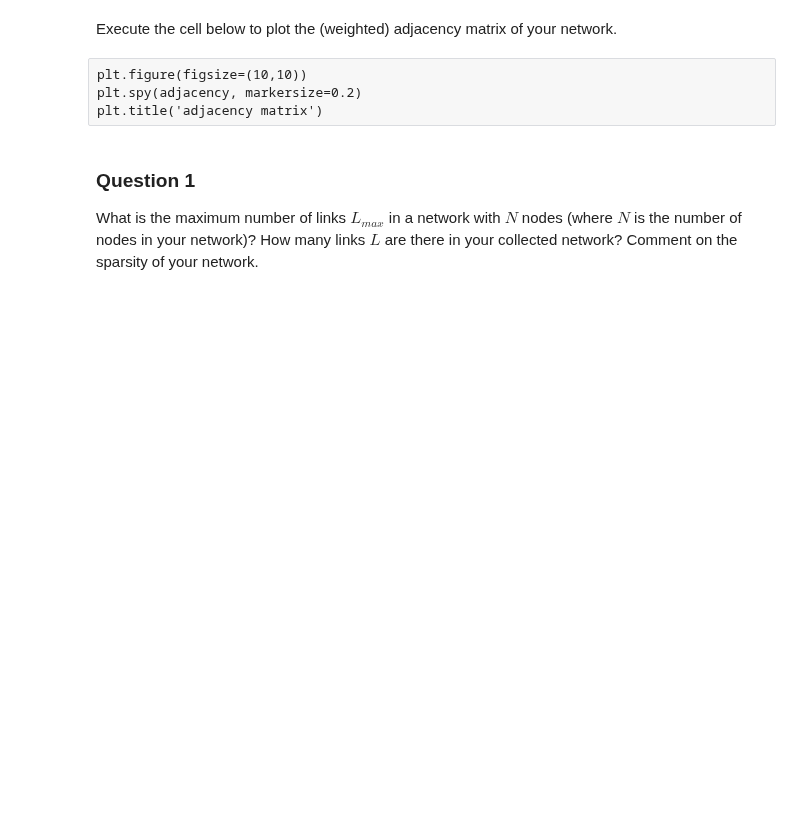
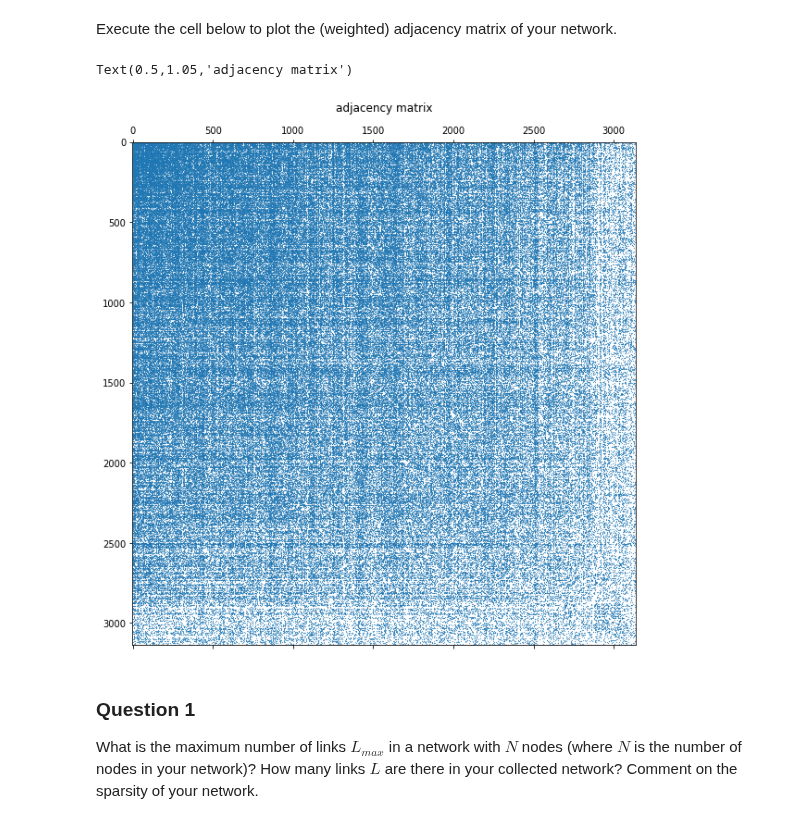
Before and after one commit to vndk36/Project_ntds2018, a Jupyter notebook: 1_TMDb_V1.0.ipynb, the cells around one changed output. Saved outputs shown, nothing was run; the diff lists cells and outputs as text; code cells hidden in the pictures; blank space fills up the shorter version.

```diff
--- a/1_TMDb_V1.0.ipynb
+++ b/1_TMDb_V1.0.ipynb
@@ -69,9 +75,9 @@ len(joined)
 # %%
-#Creating empty column which will be filled with the id of the actors present in each movie
+#Creating empty column which will be filled with the id of the actors playing in each movie
 joined['actors_id']=""
 
 for i in range(len(joined.title)):
     strs=[]
     for ii in range(len(joined.cast[i])):
-        strs.append(joined.cast[i][ii]['id'])#.loc[:,('cast',i,ii)]
-    joined.actors_id[i]=np.asarray(strs)
+        strs.append(joined.cast[i][ii].get('id'))
+    joined.at[i,'actors_id']=strs
@@ -131,7 +132,10 @@ Execute the cell below to plot the (weighted) adjacency matrix of your network.
-# %% [raw]
-plt.figure(figsize=(10,10))
-plt.spy(adjacency, markersize=0.2)
-plt.title('adjacency matrix')
+# %%
+plt.figure(figsize=(10,10))
+plt.spy(adjacency, markersize=0.2)
+plt.title('adjacency matrix')
+# %% [output]
+Text(0.5,1.05,'adjacency matrix')
+[figure, added]
 # %% [markdown]
 ### Question 1
 
```
Also changed, not shown: parts of 16 cells of this notebook.
